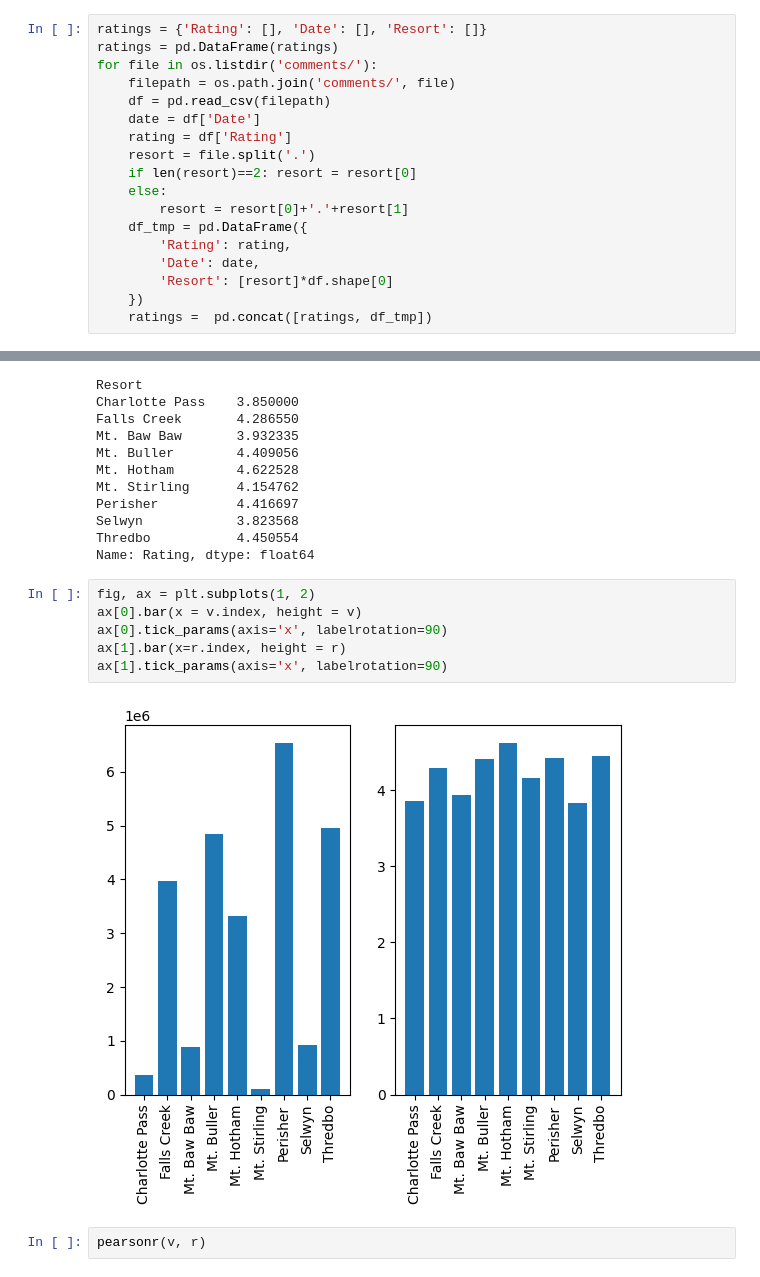
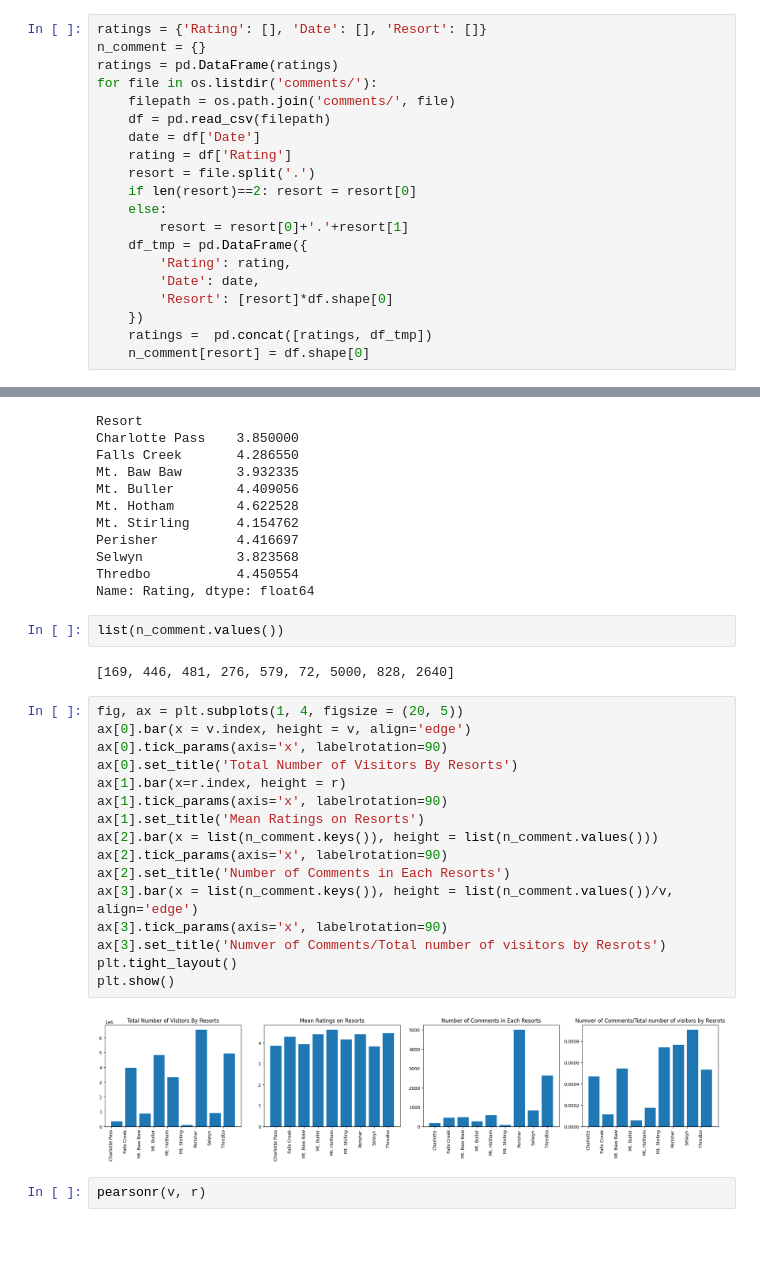
Before and after one commit to affogato-lab/datathon-braincells, a Jupyter notebook: cleaning_review.ipynb, the cells around one changed output, grey strips where cells are left out. Cells and saved outputs as stored; diff of their text form; blank space fills up the shorter version.

```diff
--- a/cleaning_review.ipynb
+++ b/cleaning_review.ipynb
@@ -12,6 +18,7 @@ import itertools
 # Load our data
 # %%
 ratings = {'Rating': [], 'Date': [], 'Resort': []}
+n_comment = {}
 ratings = pd.DataFrame(ratings)
 for file in os.listdir('comments/'):
     filepath = os.path.join('comments/', file)
@@ -28,6 +35,7 @@ for file in os.listdir('comments/'):
         'Resort': [resort]*df.shape[0]
     })
     ratings =  pd.concat([ratings, df_tmp])
+    n_comment[resort] = df.shape[0]
 # %%
 ratings
 # %% [output]
@@ -259,14 +267,28 @@ Perisher          4.416697
 Selwyn            3.823568
 Thredbo           4.450554
 Name: Rating, dtype: float64
-# %%
-fig, ax = plt.subplots(1, 2)
-ax[0].bar(x = v.index, height = v)
-ax[0].tick_params(axis='x', labelrotation=90)
-ax[1].bar(x=r.index, height = r)
-ax[1].tick_params(axis='x', labelrotation=90)
-# %% [output]
-[figure, removed]
+# %%
+list(n_comment.values())
+# %% [output]
+[169, 446, 481, 276, 579, 72, 5000, 828, 2640]
+# %%
+fig, ax = plt.subplots(1, 4, figsize = (20, 5))
+ax[0].bar(x = v.index, height = v, align='edge')
+ax[0].tick_params(axis='x', labelrotation=90)
+ax[0].set_title('Total Number of Visitors By Resorts')
+ax[1].bar(x=r.index, height = r)
+ax[1].tick_params(axis='x', labelrotation=90)
+ax[1].set_title('Mean Ratings on Resorts')
+ax[2].bar(x = list(n_comment.keys()), height = list(n_comment.values()))
+ax[2].tick_params(axis='x', labelrotation=90)
+ax[2].set_title('Number of Comments in Each Resorts')
+ax[3].bar(x = list(n_comment.keys()), height = list(n_comment.values())/v, align='edge')
+ax[3].tick_params(axis='x', labelrotation=90)
+ax[3].set_title('Numver of Comments/Total number of visitors by Resrots')
+plt.tight_layout()
+plt.show()
+# %% [output]
+[figure, added]
 # %%
 pearsonr(v, r)
 # %% [output]
```
Also changed, not shown: parts of 62 cells of this notebook.
